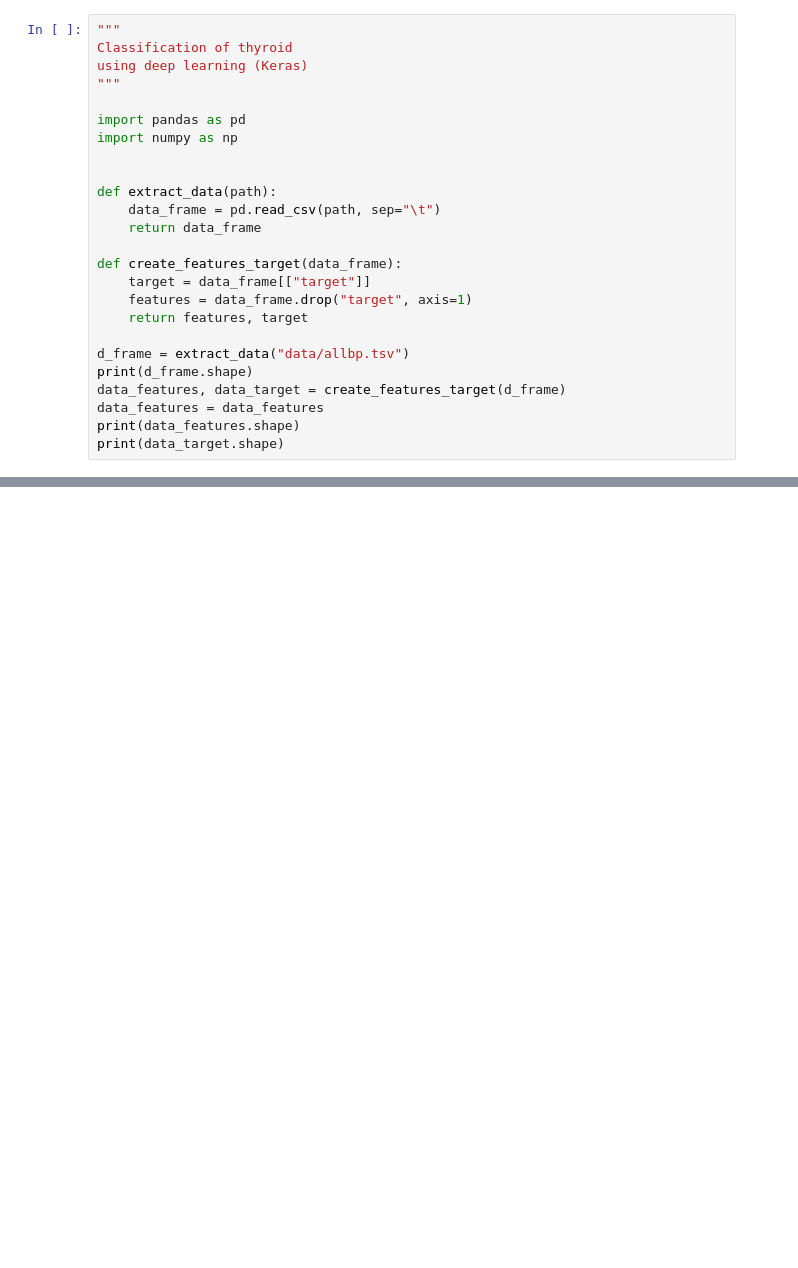
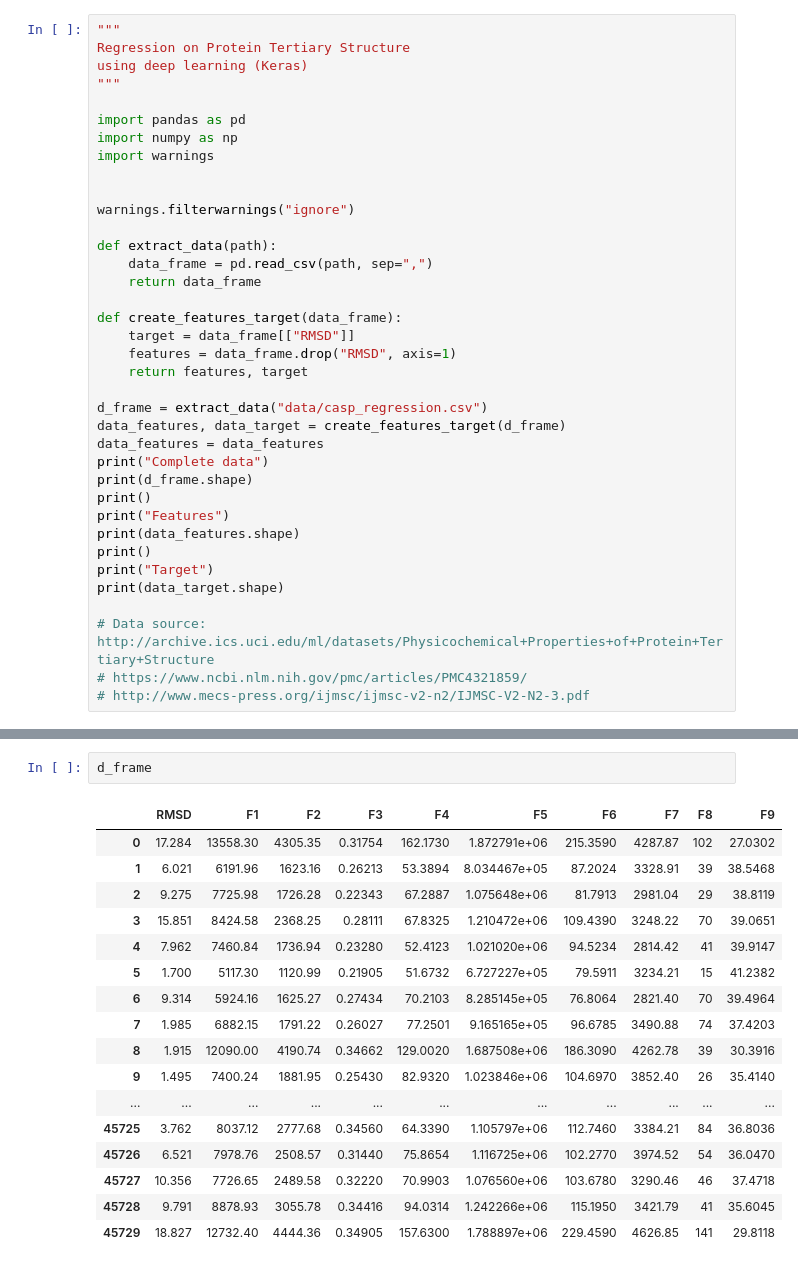
Before and after one commit to anuprulez/machine_learning_101, a Jupyter notebook: classification_deep_learning.ipynb, the cells around one changed output, grey strips where cells are left out. Cells and saved outputs as stored; diff of their text form; blank space fills up the shorter version.

```diff
--- a/classification_deep_learning.ipynb
+++ b/classification_deep_learning.ipynb
@@ -1,26 +1,38 @@
 # %%
 """
-Classification of thyroid
+Regression on Protein Tertiary Structure
 using deep learning (Keras)
 """
 
 import pandas as pd
 import numpy as np
+import warnings
 
 
+warnings.filterwarnings("ignore")
+
 def extract_data(path):
-    data_frame = pd.read_csv(path, sep="\t")
+    data_frame = pd.read_csv(path, sep=",")
     return data_frame
 
 def create_features_target(data_frame):
-    target = data_frame[["target"]]
-    features = data_frame.drop("target", axis=1)
+    target = data_frame[["RMSD"]]
+    features = data_frame.drop("RMSD", axis=1)
     return features, target
 
-d_frame = extract_data("data/allbp.tsv")
-print(d_frame.shape)
+d_frame = extract_data("data/casp_regression.csv")
 data_features, data_target = create_features_target(d_frame)
 data_features = data_features
+print("Complete data")
+print(d_frame.shape)
+print()
+print("Features")
 print(data_features.shape)
+print()
+print("Target")
 print(data_target.shape)
+
+# Data source: http://archive.ics.uci.edu/ml/datasets/Physicochemical+Properties+of+Protein+Tertiary+Structure
+# https://www.ncbi.nlm.nih.gov/pmc/articles/PMC4321859/
+# http://www.mecs-press.org/ijmsc/ijmsc-v2-n2/IJMSC-V2-N2-3.pdf
 # %% [output]
@@ -29,0 +47,20 @@ print(data_target.shape)
+# %%
+d_frame
+# %% [output]
+|  | RMSD | F1 | F2 | F3 | F4 | F5 | F6 | F7 | F8 | F9 |
+| 0 | 17.284 | 13558.30 | 4305.35 | 0.31754 | 162.1730 | 1.872791e+06 | 215.3590 | 4287.87 | 102 | 27.0302 |
+| 1 | 6.021 | 6191.96 | 1623.16 | 0.26213 | 53.3894 | 8.034467e+05 | 87.2024 | 3328.91 | 39 | 38.5468 |
+| 2 | 9.275 | 7725.98 | 1726.28 | 0.22343 | 67.2887 | 1.075648e+06 | 81.7913 | 2981.04 | 29 | 38.8119 |
+| 3 | 15.851 | 8424.58 | 2368.25 | 0.28111 | 67.8325 | 1.210472e+06 | 109.4390 | 3248.22 | 70 | 39.0651 |
+| 4 | 7.962 | 7460.84 | 1736.94 | 0.23280 | 52.4123 | 1.021020e+06 | 94.5234 | 2814.42 | 41 | 39.9147 |
+| 5 | 1.700 | 5117.30 | 1120.99 | 0.21905 | 51.6732 | 6.727227e+05 | 79.5911 | 3234.21 | 15 | 41.2382 |
+| 6 | 9.314 | 5924.16 | 1625.27 | 0.27434 | 70.2103 | 8.285145e+05 | 76.8064 | 2821.40 | 70 | 39.4964 |
+| 7 | 1.985 | 6882.15 | 1791.22 | 0.26027 | 77.2501 | 9.165165e+05 | 96.6785 | 3490.88 | 74 | 37.4203 |
+| 8 | 1.915 | 12090.00 | 4190.74 | 0.34662 | 129.0020 | 1.687508e+06 | 186.3090 | 4262.78 | 39 | 30.3916 |
+| 9 | 1.495 | 7400.24 | 1881.95 | 0.25430 | 82.9320 | 1.023846e+06 | 104.6970 | 3852.40 | 26 | 35.4140 |
+| ... | ... | ... | ... | ... | ... | ... | ... | ... | ... | ... |
+| 45725 | 3.762 | 8037.12 | 2777.68 | 0.34560 | 64.3390 | 1.105797e+06 | 112.7460 | 3384.21 | 84 | 36.8036 |
+| 45726 | 6.521 | 7978.76 | 2508.57 | 0.31440 | 75.8654 | 1.116725e+06 | 102.2770 | 3974.52 | 54 | 36.0470 |
+| 45727 | 10.356 | 7726.65 | 2489.58 | 0.32220 | 70.9903 | 1.076560e+06 | 103.6780 | 3290.46 | 46 | 37.4718 |
+| 45728 | 9.791 | 8878.93 | 3055.78 | 0.34416 | 94.0314 | 1.242266e+06 | 115.1950 | 3421.79 | 41 | 35.6045 |
+| 45729 | 18.827 | 12732.40 | 4444.36 | 0.34905 | 157.6300 | 1.788897e+06 | 229.4590 | 4626.85 | 141 | 29.8118 |
```
Also changed, not shown: parts of 12 cells of this notebook, 4 other files.
